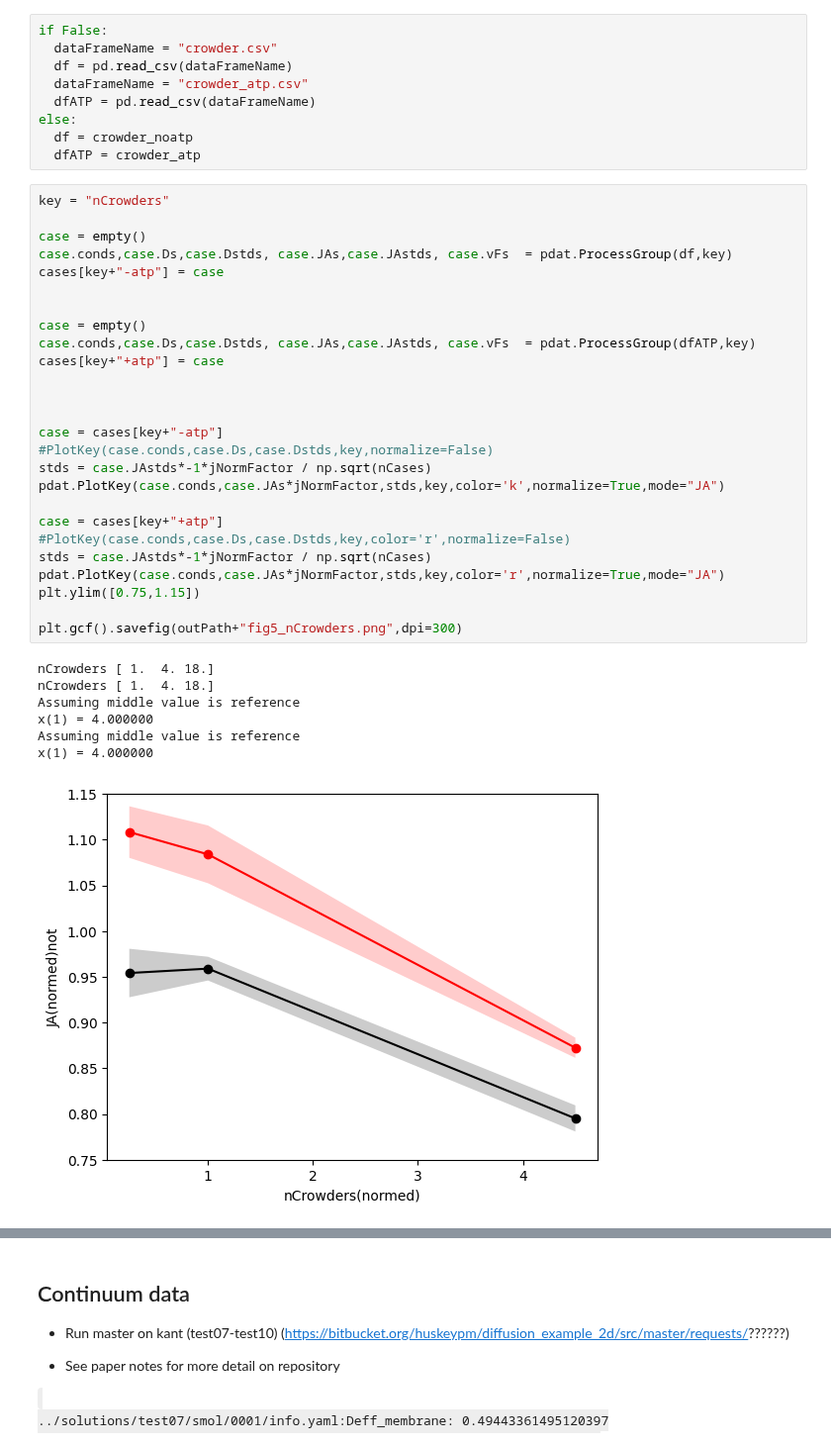
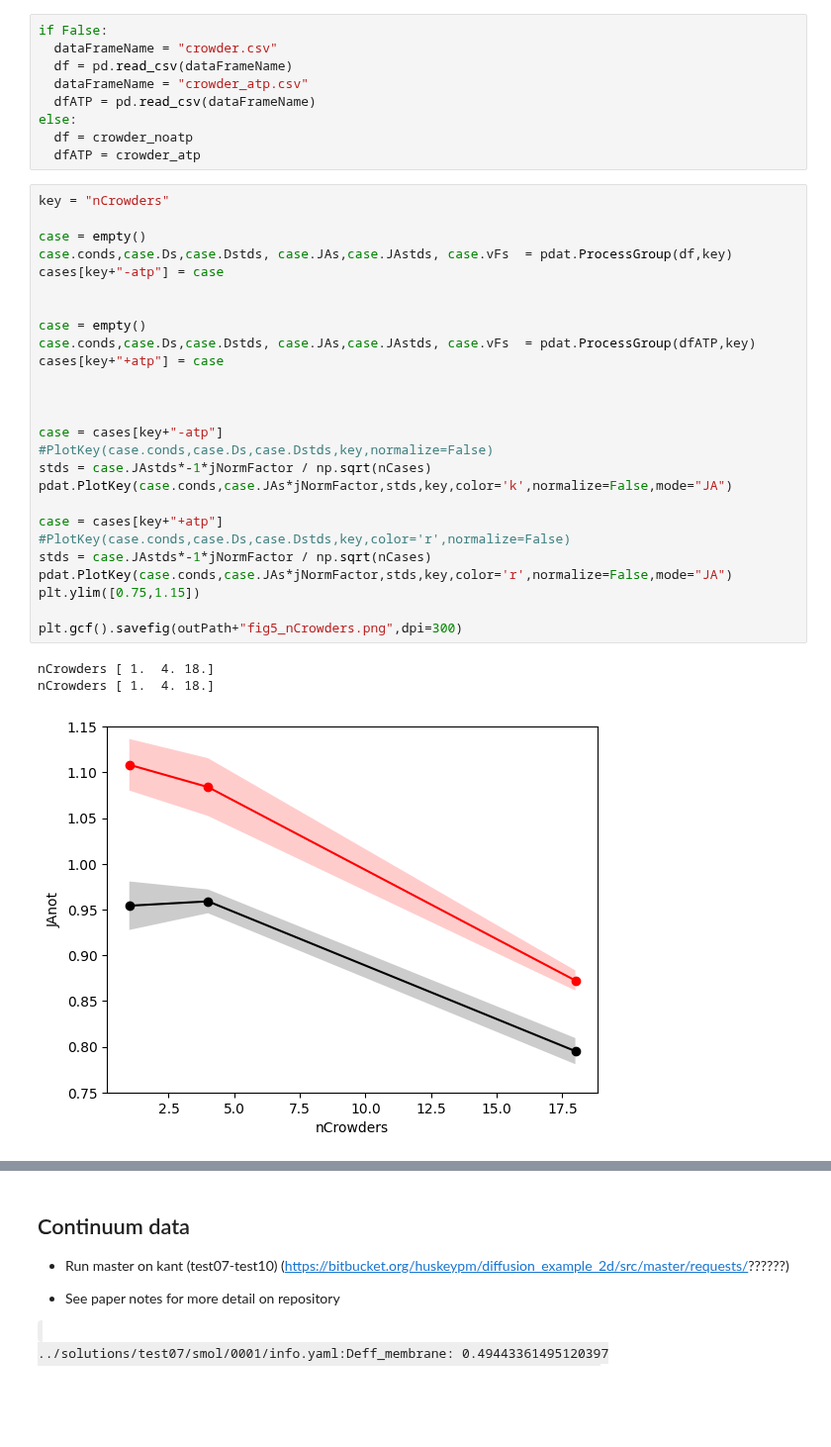
Before and after one commit to huskeypm/cellmigration, a Jupyter notebook: migration_paper.ipynb, the cells around one changed output, grey strips where cells are left out. Shown at 99% size. Saved outputs shown, nothing was run; the diff lists cells and outputs as text; blank space fills up the shorter version.

```diff
--- a/migration_paper.ipynb
+++ b/migration_paper.ipynb
@@ -402,37 +404,33 @@ else:
 # %%
 key = "nCrowders"
 
 case = empty()
 case.conds,case.Ds,case.Dstds, case.JAs,case.JAstds, case.vFs  = pdat.ProcessGroup(df,key)
 cases[key+"-atp"] = case
 
 
 case = empty()
 case.conds,case.Ds,case.Dstds, case.JAs,case.JAstds, case.vFs  = pdat.ProcessGroup(dfATP,key)
 cases[key+"+atp"] = case
 
 
 
 case = cases[key+"-atp"]
 #PlotKey(case.conds,case.Ds,case.Dstds,key,normalize=False)
 stds = case.JAstds*-1*jNormFactor / np.sqrt(nCases)
-pdat.PlotKey(case.conds,case.JAs*jNormFactor,stds,key,color='k',normalize=True,mode="JA")
+pdat.PlotKey(case.conds,case.JAs*jNormFactor,stds,key,color='k',normalize=False,mode="JA")
 
 case = cases[key+"+atp"]
 #PlotKey(case.conds,case.Ds,case.Dstds,key,color='r',normalize=False)
 stds = case.JAstds*-1*jNormFactor / np.sqrt(nCases)
-pdat.PlotKey(case.conds,case.JAs*jNormFactor,stds,key,color='r',normalize=True,mode="JA")
+pdat.PlotKey(case.conds,case.JAs*jNormFactor,stds,key,color='r',normalize=False,mode="JA")
 plt.ylim([0.75,1.15])
 
 plt.gcf().savefig(outPath+"fig5_nCrowders.png",dpi=300)
 # %% [output]
 nCrowders [ 1.  4. 18.]
 nCrowders [ 1.  4. 18.]
-Assuming middle value is reference
-x(1) = 4.000000
-Assuming middle value is reference
-x(1) = 4.000000
-[figure, old version]
+[figure, new version]
 # %%
 key = "crowderRad"
 
```
Also changed, not shown: parts of 6 cells of this notebook.
